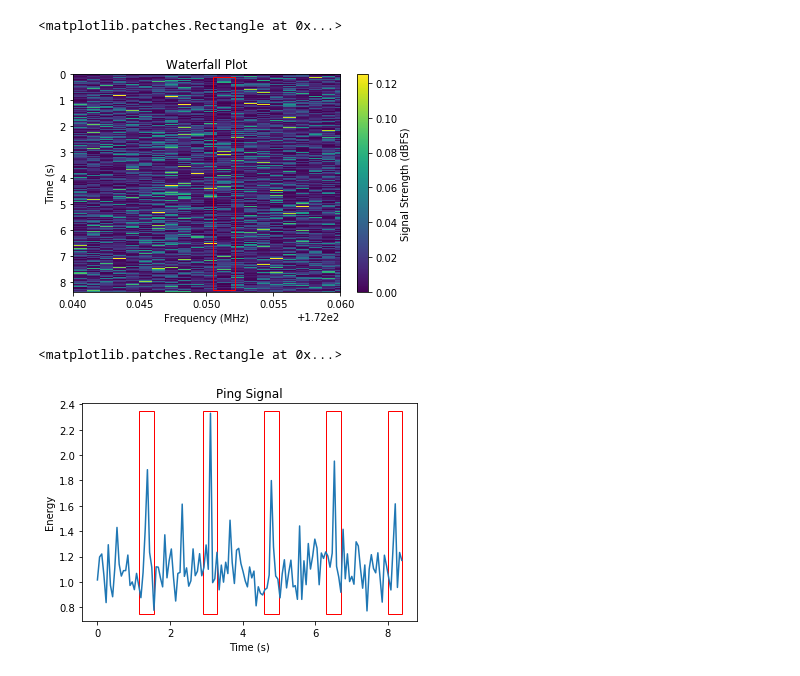
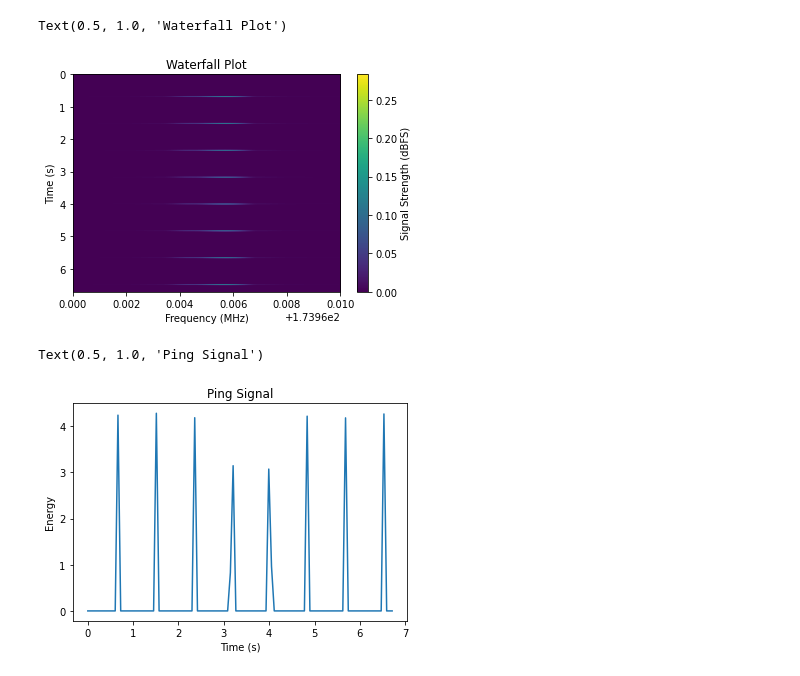
Before and after one commit to UCSD-E4E/rct_signal_characterization, a Jupyter notebook: waterfall_amplitude.ipynb, the cells around one changed output. Drawn from its saved outputs; the diff is of its cells as text; code cells hidden in the pictures.

Commit message:
Updating waterfall analysis

```diff
--- a/waterfall_amplitude.ipynb
+++ b/waterfall_amplitude.ipynb
@@ -15,15 +8,27 @@ integral_len = int(np.floor(0.06 * f_s / FFT_LEN))
+# %%
+FFT_LEN = 2048
+f_s = 2500000
+f_c = 173500000
+target_freq = 173965000
+bit_depth = 16
+
+integral_len = int(np.floor(0.06 * f_s / FFT_LEN))
+freqs = np.fft.fftshift(np.fft.fftfreq(FFT_LEN, 1.0/f_s))
+closest_freq = min(freqs, key=lambda x:abs(x - (target_freq - f_c)))
+fft_bin = min(range(len(freqs)), key=lambda x: abs(freqs[x] - (target_freq - f_c)))
 # %%
-data_dir = "/media/ntlhui/FA56-CFCD/2017.08.19/RUN_000025/"
+data_dir = "/home/nthui/workspace/rct/radio_collar_tracker_dsp2/"
 raw_files = sorted(glob.glob(os.path.join(data_dir, 'RAW_DATA_*')))
 
 samples = []
 # %%
-raw_file = raw_files[7]
+raw_file = raw_files[0]
 with open(raw_file, 'rb') as data_file:
     data = data_file.read()
+scale_factor = 2 ** bit_depth
 for i in range(int(len(data) / 4)):
     tsample = struct.unpack('hh', data[i * 4:(i+1) * 4])
-    sample = (tsample[0] + tsample[1] * 1j) / 1024
+    sample = (tsample[0] + tsample[1] * 1j) / scale_factor
     samples.append(sample)
 seq_samples = np.array(samples)
 arr_samples = np.reshape(seq_samples[0:FFT_LEN*int(len(samples) / FFT_LEN)], (FFT_LEN, int(len(samples) / FFT_LEN)), order='F')
@@ -32,20 +37,20 @@ waterfall = np.power(np.abs(np.fft.fftshift(f_samp, axes=0)), 2)
 # %%
 fig, ax = plt.subplots(1)
 waterfall_extents = ((f_c - f_s / 2) / 1e6, (f_c + f_s / 2) / 1e6, len(seq_samples) / f_s, 0)
 waterfall_plt = plt.imshow(waterfall.transpose(), aspect='auto', extent=waterfall_extents)
 # waterfall_plt = plt.imshow(waterfall.transpose(), aspect='auto')
 waterfall_cbr = plt.colorbar()
 plt.ylabel('Time (s)')
 plt.xlabel('Frequency (MHz)')
 waterfall_cbr.set_label('Signal Strength (dBFS)')
-plt.xlim(172.04, 172.06)
-plt.clim(0, 0.125)
+plt.xlim(target_freq/1e6 - 0.005, target_freq/1e6 + 0.005)
+# plt.clim(0, 0.0125)
 plt.title('Waterfall Plot')
-rect = patches.Rectangle((172.0505, 0.1), 0.0016, 8.2, linewidth=1,edgecolor='r',facecolor='none')
-ax.add_patch(rect)
+# rect = patches.Rectangle((172.0505, 0.1), 0.0016, 8.2, linewidth=1,edgecolor='r',facecolor='none')
+# ax.add_patch(rect)
 # %% [output]
-<matplotlib.patches.Rectangle at 0x...>
+Text(0.5, 1.0, 'Waterfall Plot')
-[figure, old version]
+[figure, new version]
 # %%
 freq_isolate = waterfall[fft_bin,:]
 freq_energy = np.zeros(int(len(freq_isolate) / integral_len))
@@ -58,16 +63,16 @@ plt.plot(t, freq_energy)
 plt.ylabel('Energy')
 plt.xlabel('Time (s)')
 plt.title('Ping Signal')
-rect = patches.Rectangle((1.15, 0.75), 0.4, 1.6, linewidth=1,edgecolor='r',facecolor='none')
-ax.add_patch(rect)
-rect1 = patches.Rectangle((2.9, 0.75), 0.4, 1.6, linewidth=1,edgecolor='r',facecolor='none')
-ax.add_patch(rect1)
-rect2 = patches.Rectangle((4.6, 0.75), 0.4, 1.6, linewidth=1,edgecolor='r',facecolor='none')
-ax.add_patch(rect2)
-rect3 = patches.Rectangle((6.3, 0.75), 0.4, 1.6, linewidth=1,edgecolor='r',facecolor='none')
-ax.add_patch(rect3)
-rect4 = patches.Rectangle((8, 0.75), 0.4, 1.6, linewidth=1,edgecolor='r',facecolor='none')
-ax.add_patch(rect4)
+# rect = patches.Rectangle((1.15, 0.75), 0.4, 1.6, linewidth=1,edgecolor='r',facecolor='none')
+# ax.add_patch(rect)
+# rect1 = patches.Rectangle((2.9, 0.75), 0.4, 1.6, linewidth=1,edgecolor='r',facecolor='none')
+# ax.add_patch(rect1)
+# rect2 = patches.Rectangle((4.6, 0.75), 0.4, 1.6, linewidth=1,edgecolor='r',facecolor='none')
+# ax.add_patch(rect2)
+# rect3 = patches.Rectangle((6.3, 0.75), 0.4, 1.6, linewidth=1,edgecolor='r',facecolor='none')
+# ax.add_patch(rect3)
+# rect4 = patches.Rectangle((8, 0.75), 0.4, 1.6, linewidth=1,edgecolor='r',facecolor='none')
+# ax.add_patch(rect4)
 # %% [output]
-<matplotlib.patches.Rectangle at 0x...>
+Text(0.5, 1.0, 'Ping Signal')
-[figure, old version]
+[figure, new version]
```
Also changed, not shown: parts of 3 cells of this notebook.
